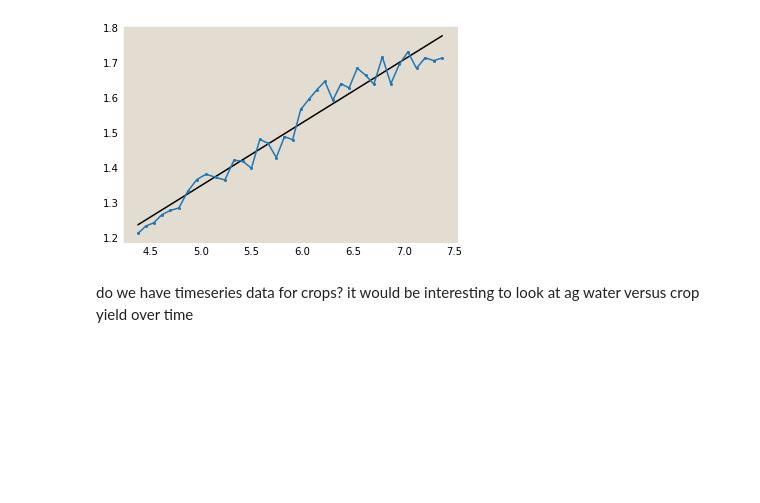
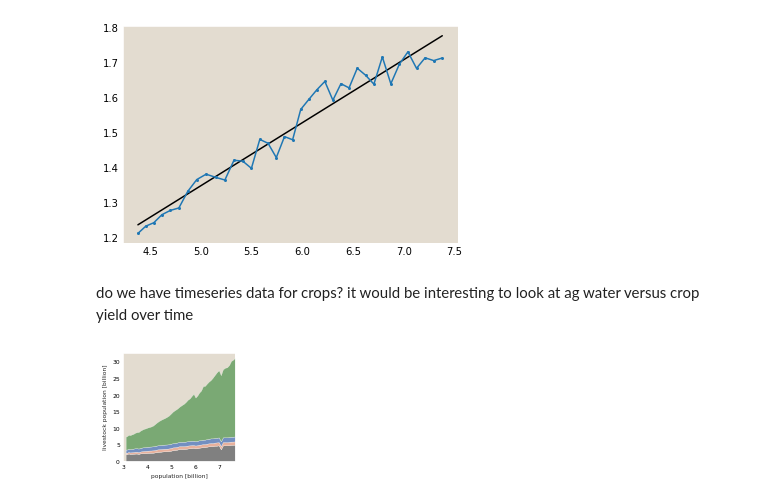
Before and after one commit to RPGroup-PBoC/human_impacts, a Jupyter notebook: code/figures/dynamics/timeseries_db_paper.ipynb, the cells around one changed output. Saved outputs shown, nothing was run; the diff lists cells and outputs as text; code cells hidden in the pictures; blank space fills up the shorter version.

```diff
--- a/code/figures/dynamics/timeseries_db_paper.ipynb
+++ b/code/figures/dynamics/timeseries_db_paper.ipynb
@@ -245,5 +357,47 @@ plt.plot(human_population_data['population'].values[29:-3]/1e9, h20_summed['volu
 [figure]
 # %% [markdown]
 do we have timeseries data for crops? it would be interesting to look at ag water versus crop yield over time
+# %%
+pop_data = pd.read_csv('../../../data/anthropocentric/FAOSTAT_world_population/processed/FAOSTAT_rural_urban_population.csv')
+pop_data['pop_bil'] = pop_data['population'] / 1E9
+total_pop = pop_data.groupby(['year'])['pop_bil'].sum().reset_index()
+min_pop, max_pop = total_pop['pop_bil'].min(), total_pop['pop_bil'].max()
+# %%
+# Load livestock data
+livestock = pd.read_csv('../../../data/agriculture/FAOSTAT_livestock_population/processed/FAOSTAT_livestock_population.csv')
+livestock['category'] = 'other'
+livestock.loc[livestock['animal']=='cattle', 'category'] = 'cattle'
+livestock.loc[livestock['animal']=='chicken', 'category'] = 'chicken'
+livestock.loc[livestock['animal']=='swine', 'category'] = 'swine'
+
+livestock = livestock.groupby(['year', 'category'])['population_Mhd'].sum().reset_index()
+
+# Merge on population
+merged = livestock.merge(total_pop, on='year')
+merged.dropna(inplace=True)
+
+fig, ax =  plt.subplots(1, 1, figsize=(2, 2))
+
+# Format the eaxes
+ax.xaxis.set_tick_params(labelsize=6)
+ax.yaxis.set_tick_params(labelsize=6)
+ax.set_xlim([min_pop, max_pop])
+ax.set_xlim([3, max_pop])
+
+
+ax.set_xlabel('population [billion]', fontsize=6)
+ax.set_ylabel('livestock population [billion]', fontsize=6)
+
+ax.stackplot(merged['pop_bil'].unique(),
+                                       merged[merged['category']=='other']['population_Mhd']/1E3,
+                                       merged[merged['category']=='swine']['population_Mhd']/1E3,
+                                       merged[merged['category']=='cattle']['population_Mhd']/1E3,
+                                       merged[merged['category']=='chicken']['population_Mhd']/1E3,
+                                        colors=['grey', colors['light_red'], colors['blue'],
+                                        colors['green']],
+                                linewidth=0.25)
+plt.savefig('../../../figures/database_paper/livestock_stack.svg', bbox_inches='tight')
+# %% [output]
+[figure, added]
 # %%
 plt.rcParams["font.family"] = "Lucida Sans Unicode"
```
Also changed, not shown: parts of 19 cells of this notebook, 1 other file.
